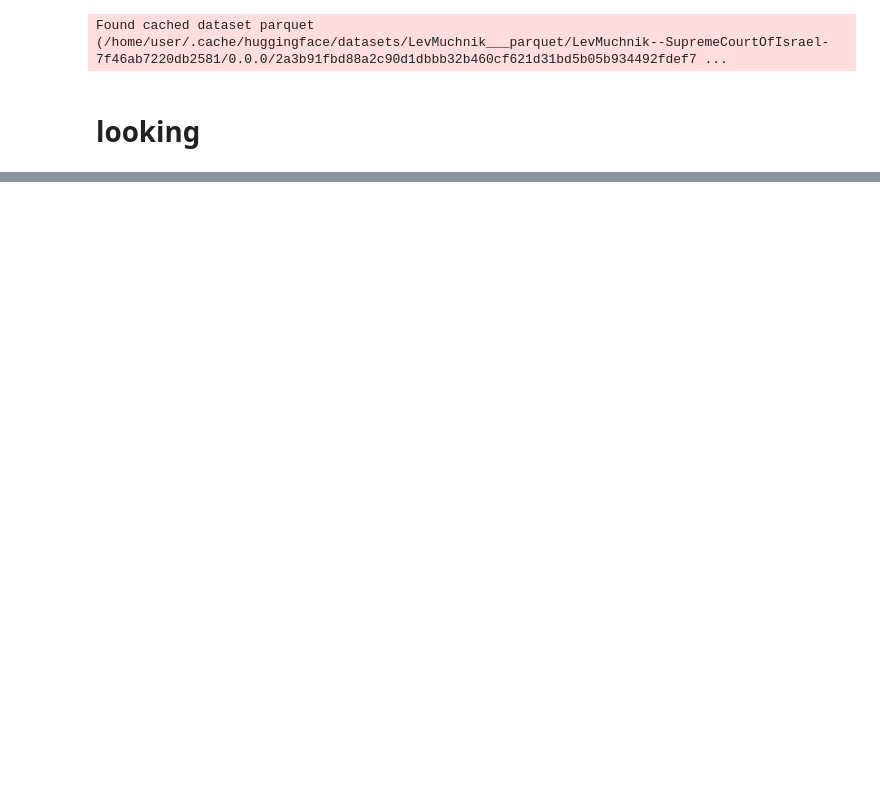
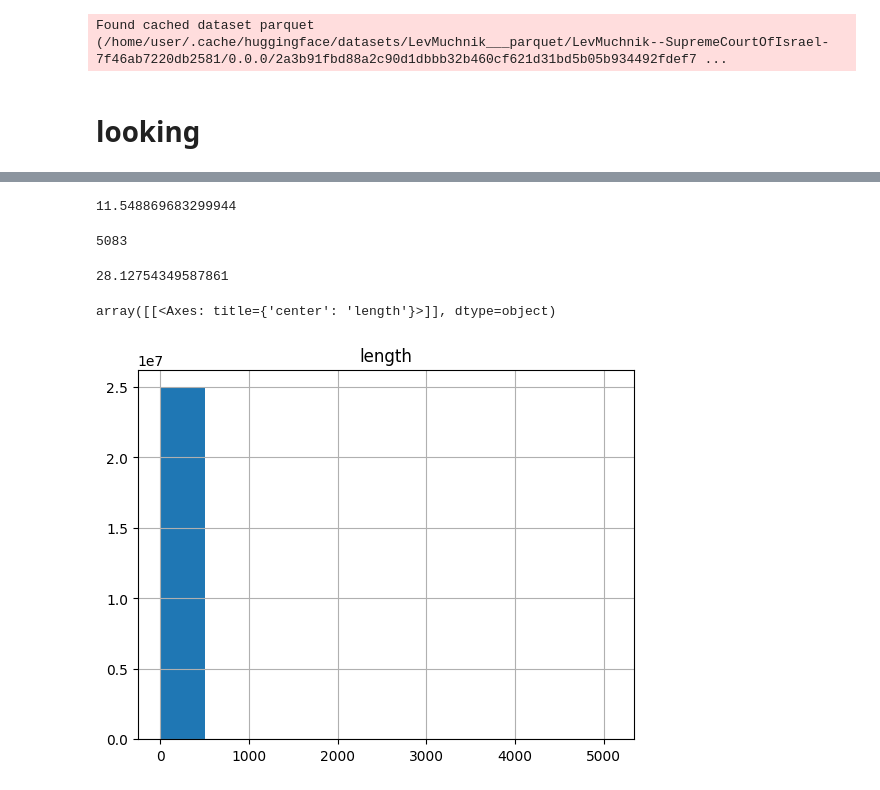
Before and after one commit to nevakrien/hebrew_document_search, a Jupyter notebook: preprocessing.ipynb, the cells around one changed output, grey strips where cells are left out. Cells and saved outputs as stored; diff of their text form; code cells hidden in the pictures; blank space fills up the shorter version.

```diff
--- a/preprocessing.ipynb
+++ b/preprocessing.ipynb
@@ -39,0 +119,33 @@ pd.DataFrame([l for l in lengths if 3000<l<10**4])[0].hist(bins=100)
+# %%
+def get_paragraphs(text_list):
+    ans = []
+    # Regex to match paragraph separators
+    paragraph_separator = re.compile(r'(\n\s*)+\n')
+    # Regex pattern for HTML comments
+    font_pattern = re.compile(r'<!--\s*\n\s*/\*\s*Font Definitions\s*\*/')
+    end_of_stream_pattern = re.compile(r'endstream.*?(?=\n|$)')
+    # Regex pattern for non-standard characters (non-ASCII)
+    non_standard_char_pattern = re.compile(r'\uFFFD')
+
+    for doc_idx, text in enumerate(text_list):
+        if not text:
+            continue
+
+        # Splitting text into paragraphs using the defined regex
+        paragraphs = paragraph_separator.split(text)
+
+        count = 0
+        for paragraph in paragraphs:
+            # Check for HTML comments and non-standard characters
+            if font_pattern.search(paragraph) or non_standard_char_pattern.search(paragraph) or end_of_stream_pattern.search(paragraph):
+                continue  # Skip this paragraph
+
+            paragraph = paragraph.strip()  # Stripping whitespace
+            # Only add non-empty paragraphs
+            if paragraph:
+                ans.append({'doc': doc_idx, 'count': count, 'text': paragraph})
+                count += 1
+
+    return ans
+# %%
+pars=get_paragraphs(tqdm(texts))
@@ -39,0 +156,2 @@ pd.DataFrame([l for l in lengths if 3000<l<10**4])[0].hist(bins=100)
+# %%
+par_lengths=[length(p['text']) for p in tqdm(pars)]
@@ -39,0 +162,3 @@ pd.DataFrame([l for l in lengths if 3000<l<10**4])[0].hist(bins=100)
+# %%
+df=pd.DataFrame({"length":par_lengths,'text':[p['text'] for p in pars]})#[0].hist(bins=100)
+df
@@ -39,0 +179,17 @@ pd.DataFrame([l for l in lengths if 3000<l<10**4])[0].hist(bins=100)
+# %%
+df['length'].mean()
+# %% [output]
+11.548869683299944
+# %%
+df['length'].max()
+# %% [output]
+5083
+# %%
+df['length'].std()
+# %% [output]
+28.12754349587861
+# %%
+df.hist()
+# %% [output]
+array([[<Axes: title={'center': 'length'}>]], dtype=object)
+[figure, added]
```
Also changed, not shown: parts of 25 cells of this notebook, 1 other file.
